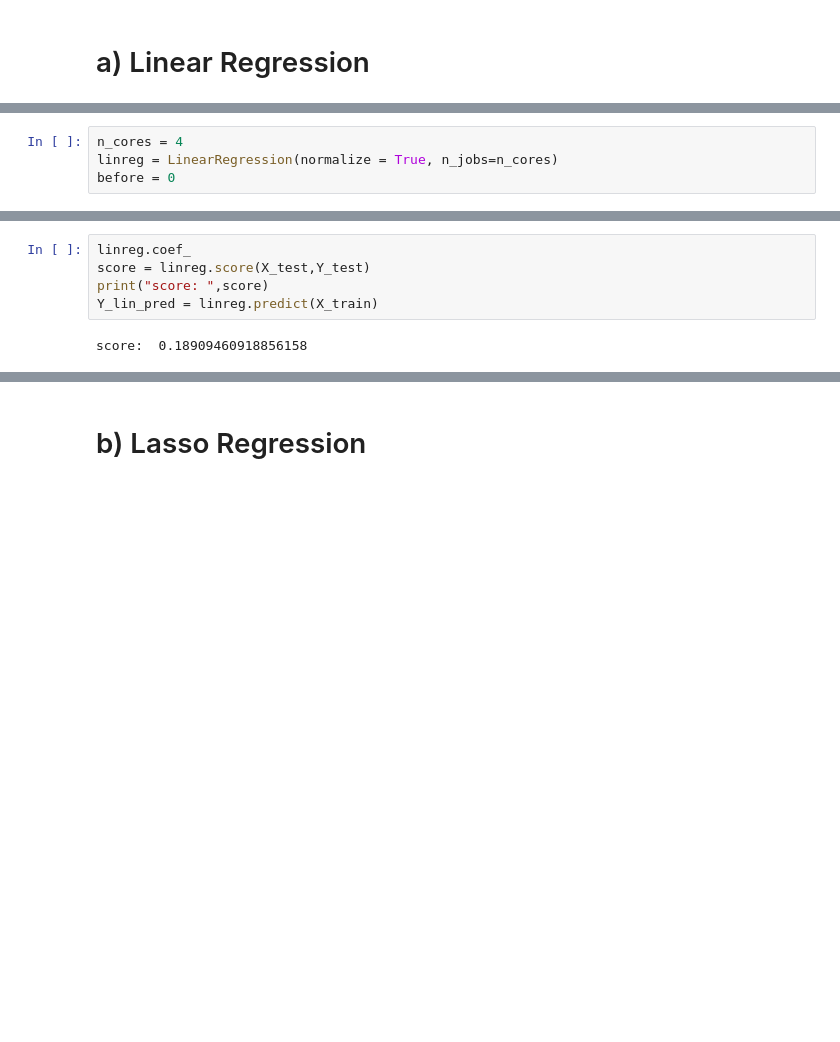
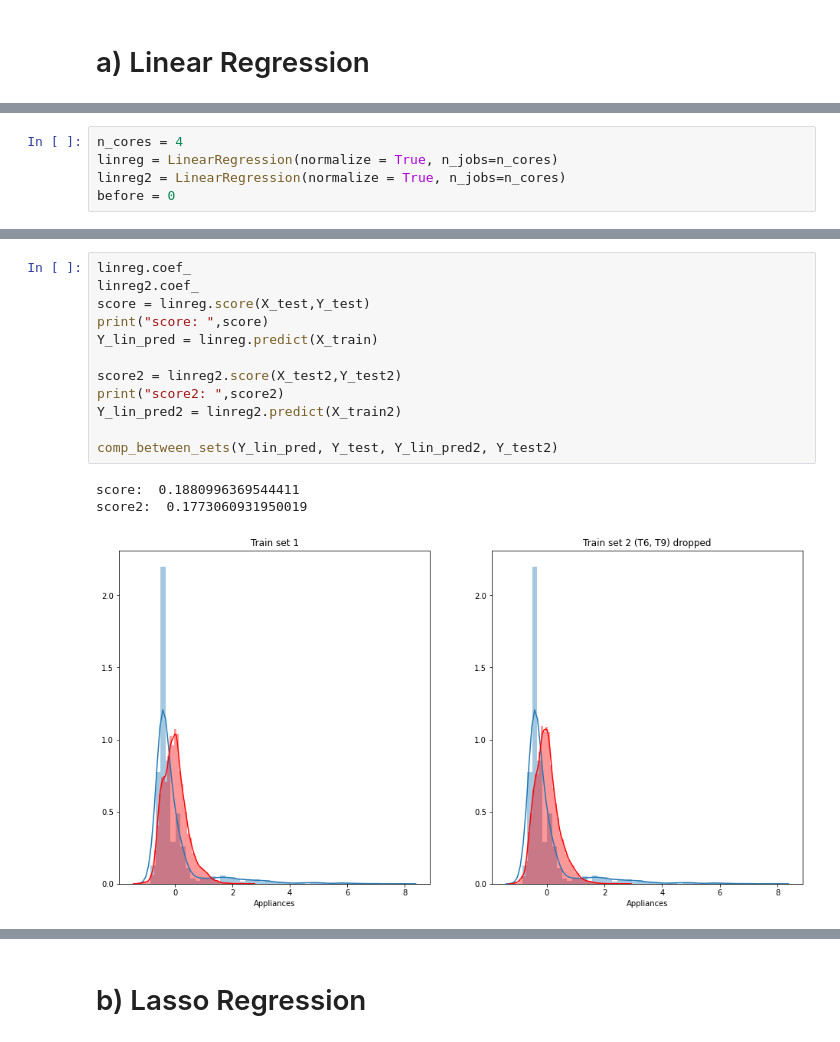
Before and after one commit to GenosW/ml-exercises, a Jupyter notebook: exercise1/energy.ipynb, the cells around one changed output, grey strips where cells are left out. Cells and saved outputs as stored; diff of their text form; blank space fills up the shorter version.

```diff
--- a/exercise1/energy.ipynb
+++ b/exercise1/energy.ipynb
@@ -792,6 +823,7 @@ Target=Appliances
 # %%
 n_cores = 4
 linreg = LinearRegression(normalize = True, n_jobs=n_cores)
+linreg2 = LinearRegression(normalize = True, n_jobs=n_cores)
 before = 0
 # %%
 linreg.fit(X_train,Y_train)
@@ -799,11 +832,20 @@ linreg.fit(X_train,Y_train)
 LinearRegression(copy_X=True, fit_intercept=True, n_jobs=4, normalize=True)
 # %%
 linreg.coef_
+linreg2.coef_
 score = linreg.score(X_test,Y_test)
 print("score: ",score)
 Y_lin_pred = linreg.predict(X_train)
+
+score2 = linreg2.score(X_test2,Y_test2)
+print("score2: ",score2)
+Y_lin_pred2 = linreg2.predict(X_train2)
+
+comp_between_sets(Y_lin_pred, Y_test, Y_lin_pred2, Y_test2)
 # %% [output]
-score:  0.18909460918856158
+score:  0.1880996369544411
+score2:  0.1773060931950019
+[figure, added]
 # %%
 print("Before:")
 display(before)#
```
Also changed, not shown: parts of 86 cells of this notebook.
